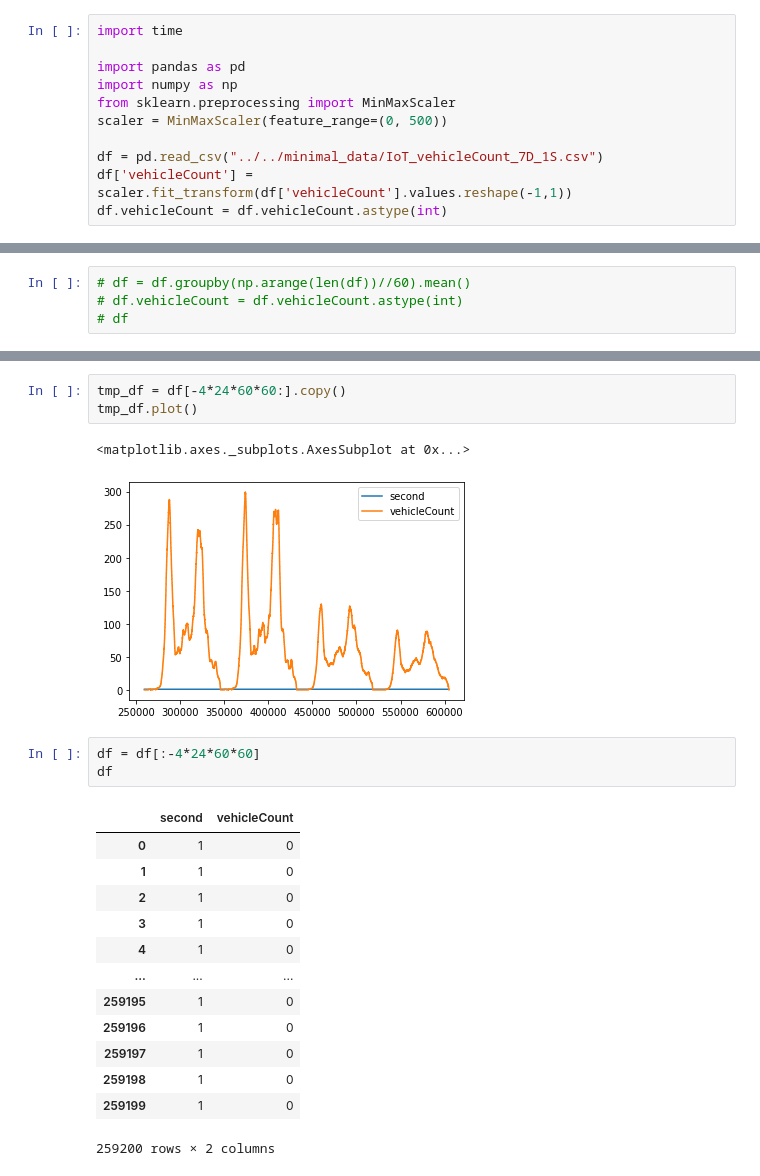
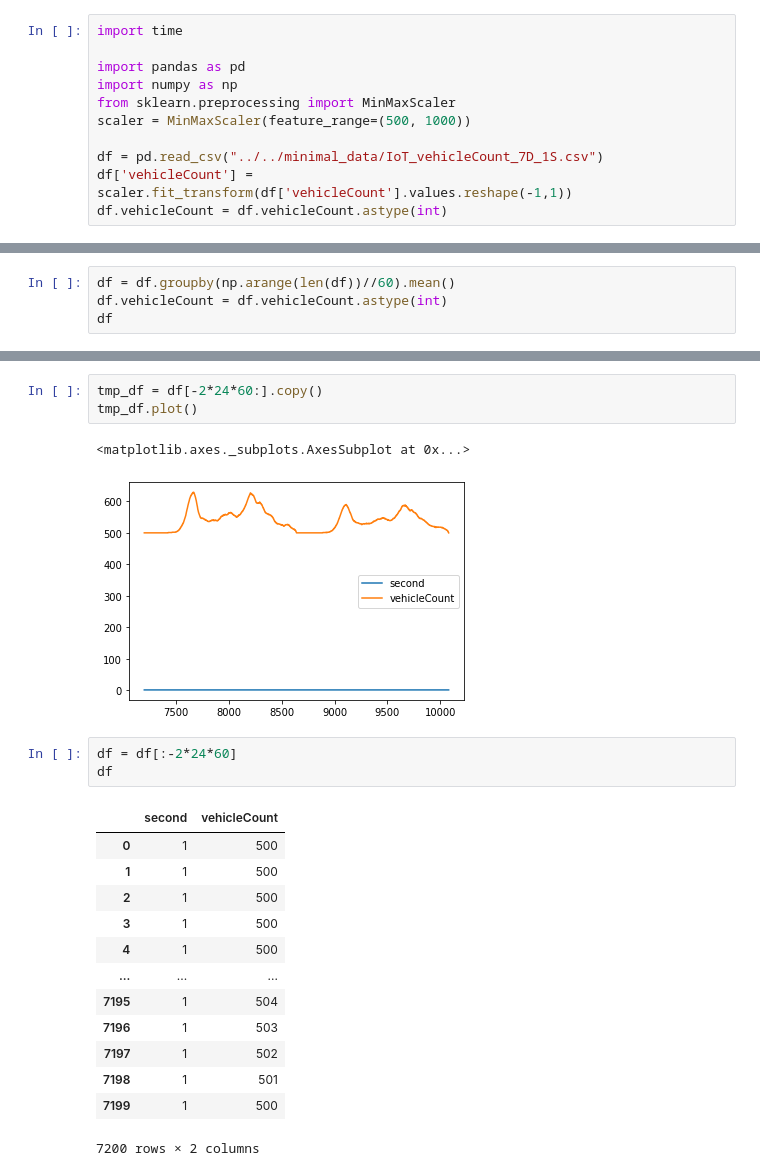
Before and after one commit to babaksit/adaptive-monitoring-nn, a Jupyter notebook: notebooks/dataset_manipulator/manipulator.ipynb, the cells around one changed output, grey strips where cells are left out. Saved outputs shown, nothing was run; the diff lists cells and outputs as text.

```diff
--- a/notebooks/dataset_manipulator/manipulator.ipynb
+++ b/notebooks/dataset_manipulator/manipulator.ipynb
@@ -4,7 +4,7 @@ import time
 import pandas as pd
 import numpy as np
 from sklearn.preprocessing import MinMaxScaler
-scaler = MinMaxScaler(feature_range=(0, 500))
+scaler = MinMaxScaler(feature_range=(500, 1000))
 
 df = pd.read_csv("../../minimal_data/IoT_vehicleCount_7D_1S.csv")
 df['vehicleCount'] = scaler.fit_transform(df['vehicleCount'].values.reshape(-1,1))
@@ -17,4 +17,4 @@ df.plot()
 # %%
-# df = df.groupby(np.arange(len(df))//60).mean()
-# df.vehicleCount = df.vehicleCount.astype(int)
-# df
+df = df.groupby(np.arange(len(df))//60).mean()
+df.vehicleCount = df.vehicleCount.astype(int)
+df
@@ -21,26 +35,26 @@ df.plot()
 # %%
-tmp_df = df[-4*24*60*60:].copy()
+tmp_df = df[-2*24*60:].copy()
 tmp_df.plot()
 # %% [output]
 <matplotlib.axes._subplots.AxesSubplot at 0x...>
-[figure, old version]
+[figure, new version]
 # %%
-df = df[:-4*24*60*60]
+df = df[:-2*24*60]
 df
 # %% [output]
 |  | second | vehicleCount |
-| 0 | 1 | 0 |
-| 1 | 1 | 0 |
-| 2 | 1 | 0 |
-| 3 | 1 | 0 |
-| 4 | 1 | 0 |
+| 0 | 1 | 500 |
+| 1 | 1 | 500 |
+| 2 | 1 | 500 |
+| 3 | 1 | 500 |
+| 4 | 1 | 500 |
 | ... | ... | ... |
-| 259195 | 1 | 0 |
-| 259196 | 1 | 0 |
-| 259197 | 1 | 0 |
-| 259198 | 1 | 0 |
-| 259199 | 1 | 0 |
+| 7195 | 1 | 504 |
+| 7196 | 1 | 503 |
+| 7197 | 1 | 502 |
+| 7198 | 1 | 501 |
+| 7199 | 1 | 500 |
-259200 rows × 2 columns
+7200 rows × 2 columns
 # %%
 mdf = pd.concat([tmp_df, df], ignore_index=True)
 mdf.plot()
```
Also changed, not shown: parts of 13 cells of this notebook, 1 other file.
